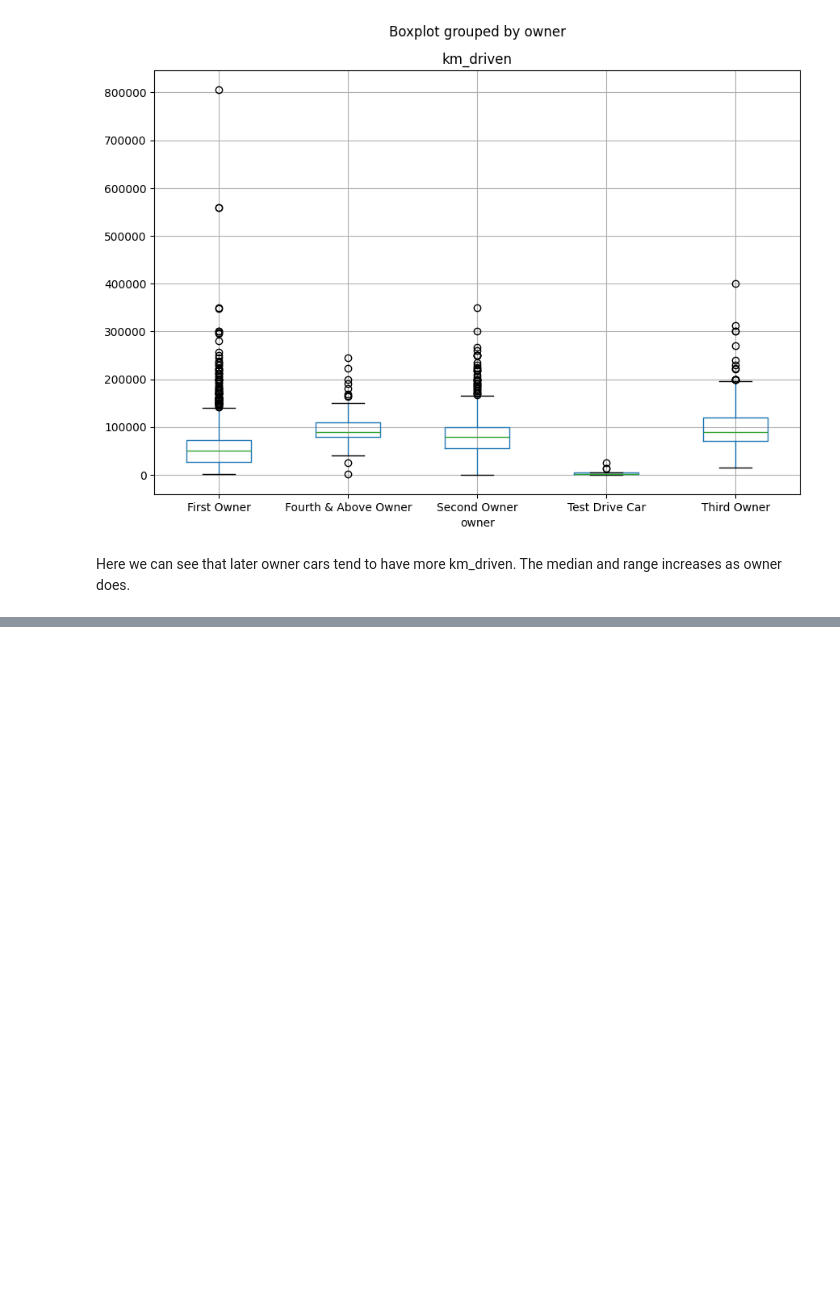
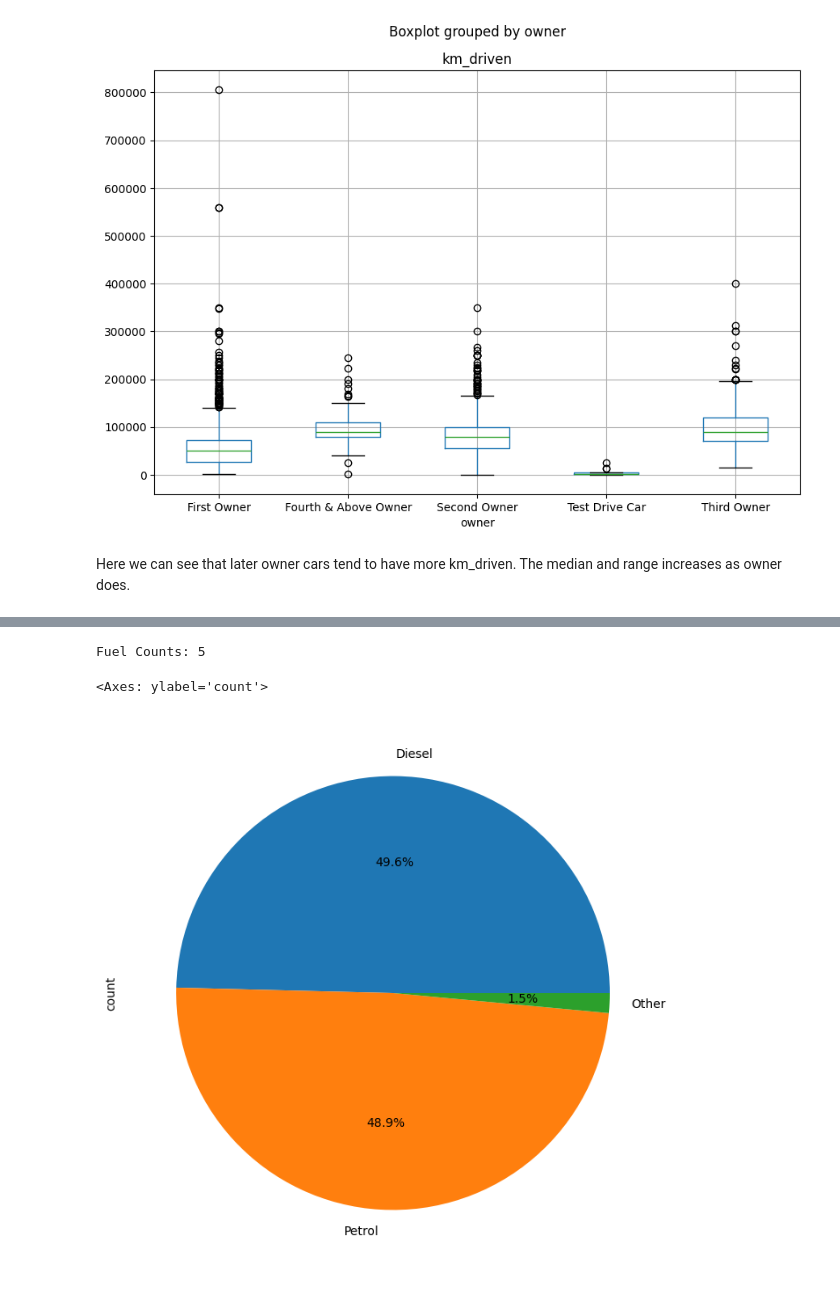
Before and after one commit to leoflewis/631-project-2, a Jupyter notebook: Project-Notebook.ipynb, the cells around one changed output, grey strips where cells are left out. Drawn from its saved outputs; the diff is of its cells as text; code cells hidden in the pictures; blank space fills up the shorter version.

Commit message:
Adding Drew's fuel analysis

```diff
--- a/Project-Notebook.ipynb
+++ b/Project-Notebook.ipynb
@@ -444,0 +469,21 @@ Here we can see that later owner cars tend to have more km_driven. The median an
+# %%
+fule_counts = df['fuel'].nunique()
+print('Fuel Counts:', fule_counts)
+# %% [output]
+Fuel Counts: 5
+# %%
+threshold = 0.05
+
+fuel_percentages = df['fuel'].value_counts(normalize=True)
+
+small_categories = fuel_percentages[fuel_percentages < threshold].index
+
+# Replace small categories with 'Other'
+df['fuel_adjusted'] = df['fuel'].replace(small_categories, 'Other')
+
+# Plot the adjusted fuel types
+fuel_counts_adjusted = df['fuel_adjusted'].value_counts()
+fuel_counts_adjusted.plot(kind='pie', figsize=(12, 8), autopct='%1.1f%%')
+# %% [output]
+<Axes: ylabel='count'>
+[figure, added]
```
Also changed, not shown: parts of 11 cells of this notebook.
